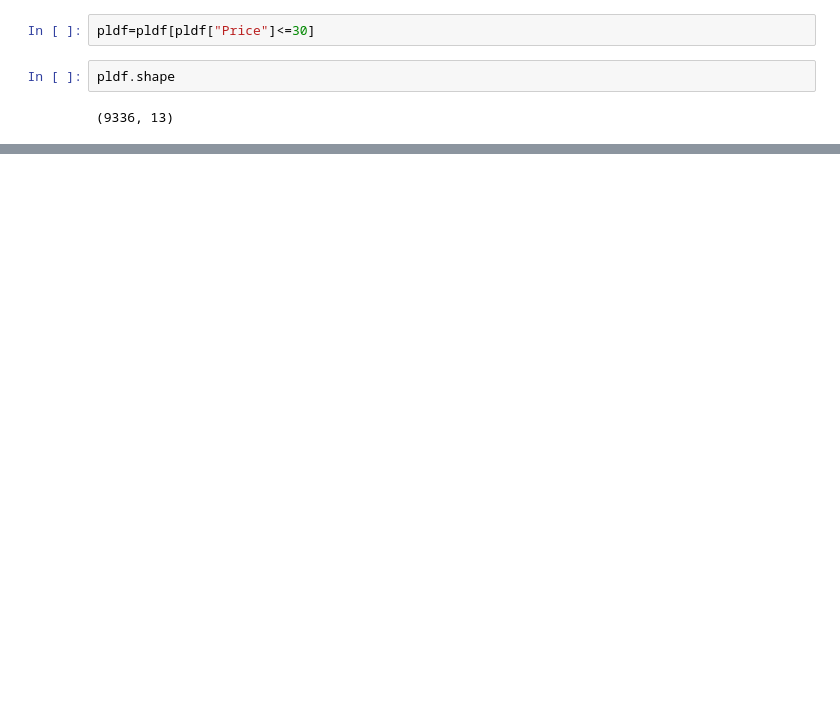
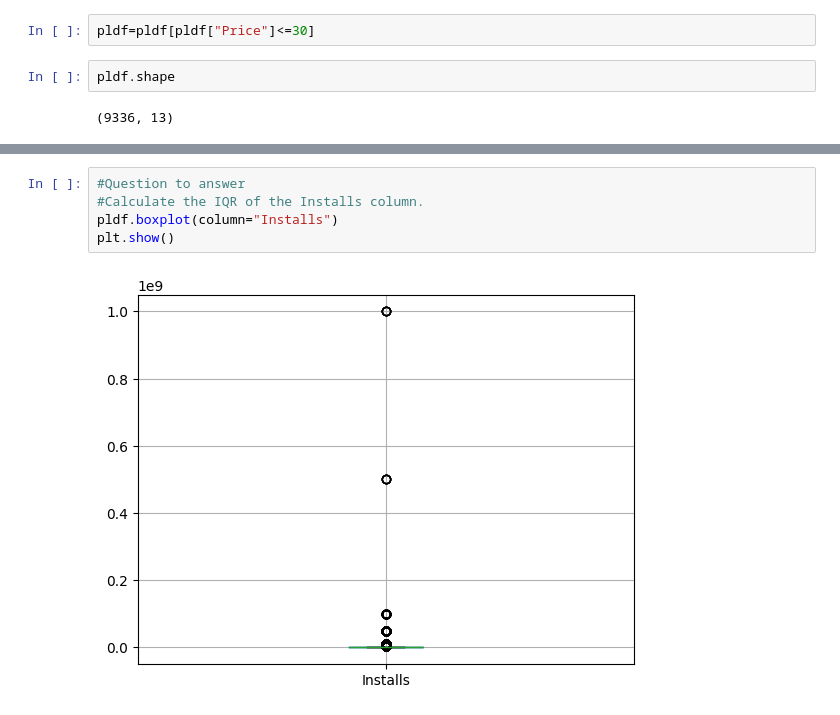
Before and after one commit to AnshumanMohapatra11121999/DataScienceAndAI-, a Jupyter notebook: DataVisualization_case_study_module.ipynb, the cells around one changed output, grey strips where cells are left out. Drawn from its saved outputs; the diff is of its cells as text; blank space fills up the shorter version.

```diff
--- a/DataVisualization_case_study_module.ipynb
+++ b/DataVisualization_case_study_module.ipynb
@@ -636,0 +692,7 @@ pldf.shape
+# %%
+#Question to answer
+#Calculate the IQR of the Installs column.
+pldf.boxplot(column="Installs")
+plt.show()
+# %% [output]
+[figure, added]
```
Also changed, not shown: parts of 83 cells of this notebook.
